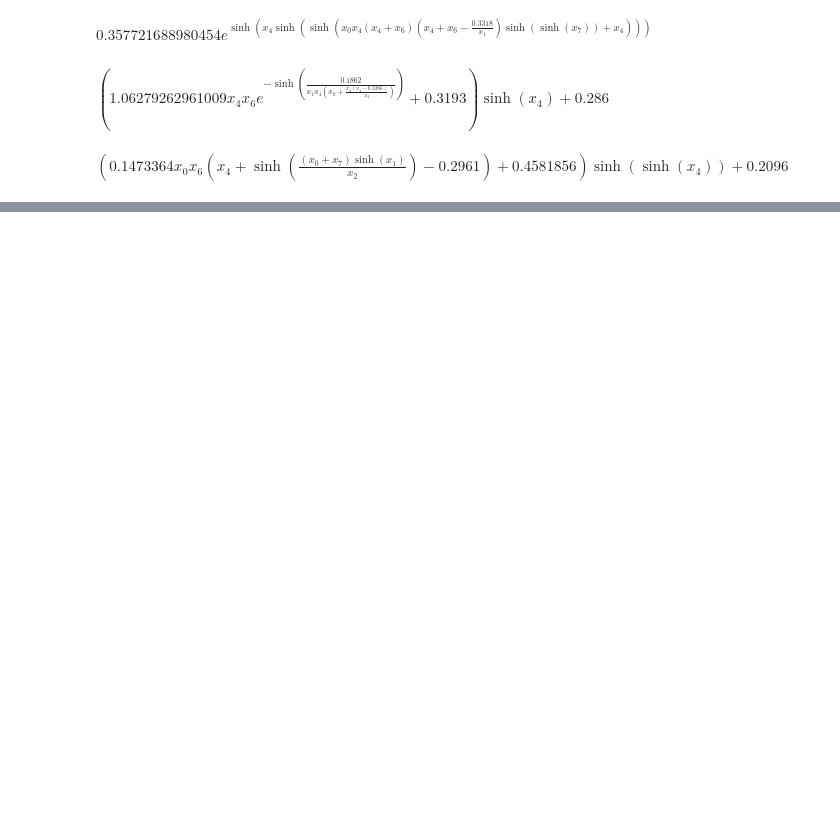
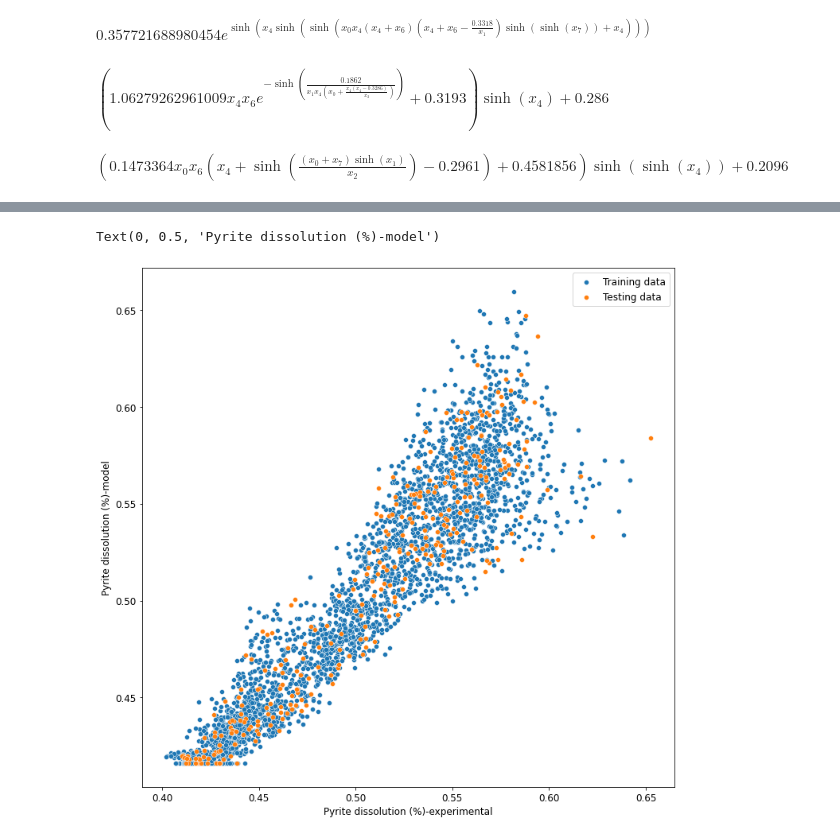
Before and after one commit to mhkarimid/Bioox-, a Jupyter notebook: Final.ipynb, the cells around one changed output, grey strips where cells are left out. Cells and saved outputs as stored; diff of their text form; code cells hidden in the pictures; blank space fills up the shorter version.

```diff
--- a/Final.ipynb
+++ b/Final.ipynb
@@ -563,0 +567,21 @@ d.tick_params(labelsize=12)
+# %%
+X_tr, X_te, y_tr, y_te = train_test_split(XX, yy, test_size=0.05*2)
+X = X_tr.values.tolist()
+y = y_tr.transpose().values.tolist()
+Xte = X_te.values.tolist()
+y_te = y_te.transpose().values.tolist()
+
+ytr=MODEL[9].predict(X)
+yte=MODEL[9].predict(Xte)
+# %%
+plt.figure(figsize=(12,12))
+d=sns.scatterplot(x=ytr, y=y, legend='auto')
+d=sns.scatterplot(x=yte, y=y_te,legend='auto')
+d.legend(labels=["Training data","Testing data"],fontsize=12)
+d.set(xlabel='Pyrite dissolution (%)-exp', ylabel='Pyrite dissolution (%)-model')
+d.tick_params(labelsize=12)
+d.set_xlabel('Pyrite dissolution (%)-experimental',fontsize=12)
+d.set_ylabel('Pyrite dissolution (%)-model',fontsize=12)
+# %% [output]
+Text(0, 0.5, 'Pyrite dissolution (%)-model')
+[figure, added]
```
Also changed, not shown: parts of 1 cell of this notebook.
